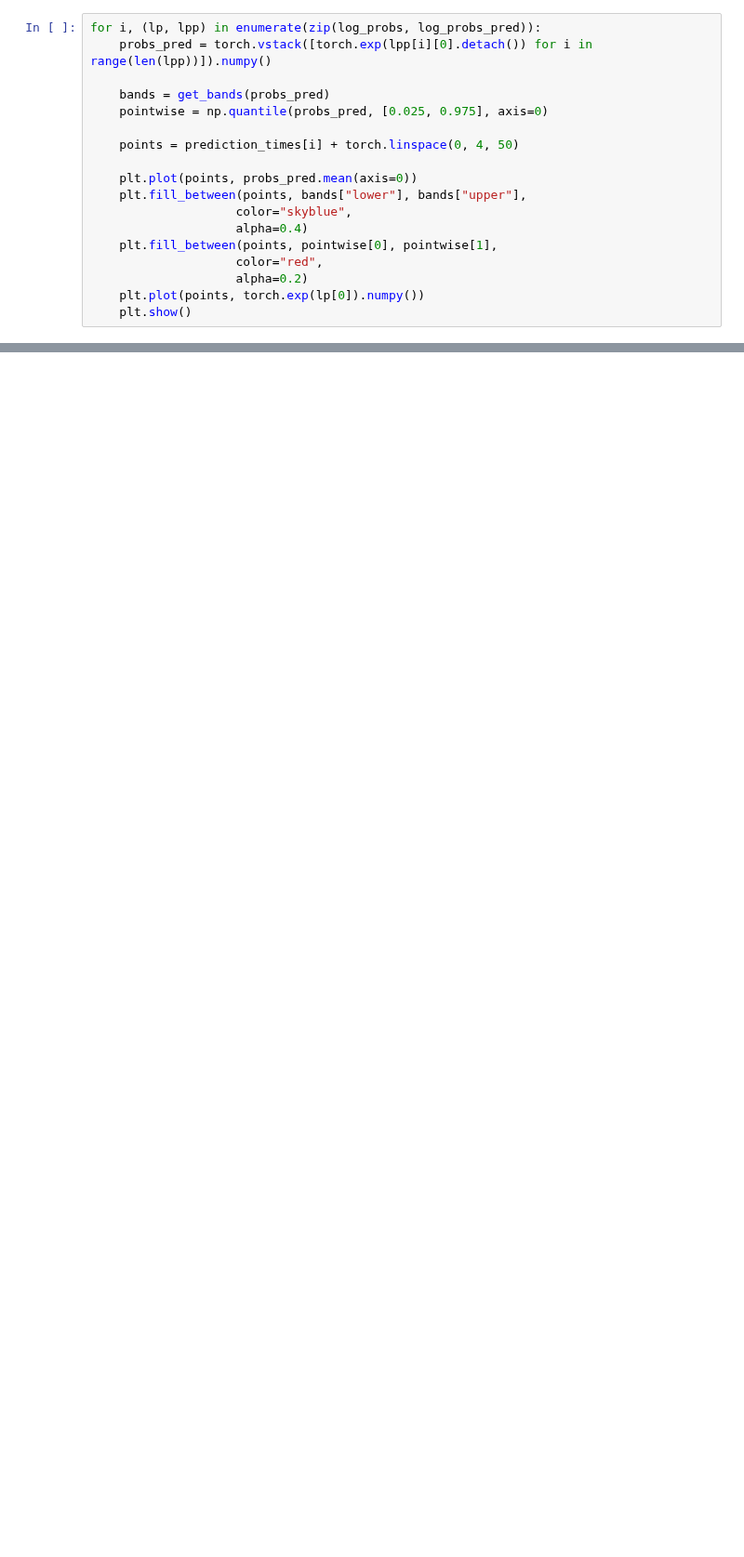
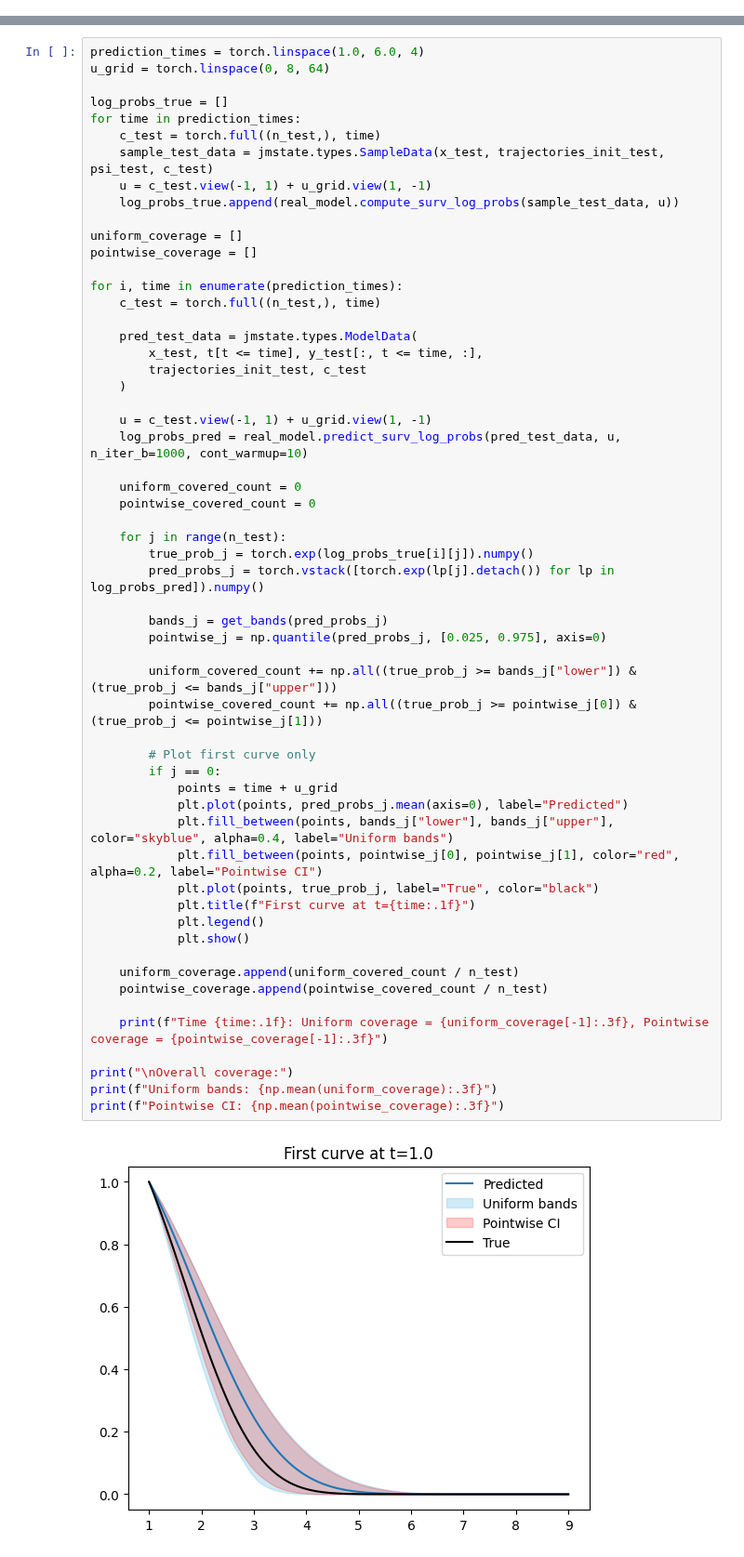
Before and after one commit to felixlaplante/jmstate, a Jupyter notebook: fitting-test.ipynb, the cells around one changed output, grey strips where cells are left out. Shown at 93% size. Drawn from its saved outputs; the diff is of its cells as text; blank space fills up the shorter version.

```diff
--- a/fitting-test.ipynb
+++ b/fitting-test.ipynb
@@ -226,18 +89,0 @@ KeyboardInterrupt:
-# %%
-for i, (lp, lpp) in enumerate(zip(log_probs, log_probs_pred)):
-    probs_pred = torch.vstack([torch.exp(lpp[i][0].detach()) for i in range(len(lpp))]).numpy()
-
-    bands = get_bands(probs_pred)
-    pointwise = np.quantile(probs_pred, [0.025, 0.975], axis=0)
-
-    points = prediction_times[i] + torch.linspace(0, 4, 50)
-
-    plt.plot(points, probs_pred.mean(axis=0))
-    plt.fill_between(points, bands["lower"], bands["upper"],
-                    color="skyblue",
-                    alpha=0.4)
-    plt.fill_between(points, pointwise[0], pointwise[1],
-                    color="red",
-                    alpha=0.2)
-    plt.plot(points, torch.exp(lp[0]).numpy())
-    plt.show()
@@ -249,0 +90,59 @@ for i, (lp, lpp) in enumerate(zip(log_probs, log_probs_pred)):
+# %%
+prediction_times = torch.linspace(1.0, 6.0, 4)
+u_grid = torch.linspace(0, 8, 64)
+
+log_probs_true = []
+for time in prediction_times:
+    c_test = torch.full((n_test,), time)
+    sample_test_data = jmstate.types.SampleData(x_test, trajectories_init_test, psi_test, c_test)
+    u = c_test.view(-1, 1) + u_grid.view(1, -1)
+    log_probs_true.append(real_model.compute_surv_log_probs(sample_test_data, u))
+
+uniform_coverage = []
+pointwise_coverage = []
+
+for i, time in enumerate(prediction_times):
+    c_test = torch.full((n_test,), time)
+
+    pred_test_data = jmstate.types.ModelData(
+        x_test, t[t <= time], y_test[:, t <= time, :],
+        trajectories_init_test, c_test
+    )
+
+    u = c_test.view(-1, 1) + u_grid.view(1, -1)
+    log_probs_pred = real_model.predict_surv_log_probs(pred_test_data, u, n_iter_b=1000, cont_warmup=10)
+
+    uniform_covered_count = 0
+    pointwise_covered_count = 0
+
+    for j in range(n_test):
+        true_prob_j = torch.exp(log_probs_true[i][j]).numpy()
+        pred_probs_j = torch.vstack([torch.exp(lp[j].detach()) for lp in log_probs_pred]).numpy()
+
+        bands_j = get_bands(pred_probs_j)
+        pointwise_j = np.quantile(pred_probs_j, [0.025, 0.975], axis=0)
+
+        uniform_covered_count += np.all((true_prob_j >= bands_j["lower"]) & (true_prob_j <= bands_j["upper"]))
+        pointwise_covered_count += np.all((true_prob_j >= pointwise_j[0]) & (true_prob_j <= pointwise_j[1]))
+
+        # Plot first curve only
+        if j == 0:
+            points = time + u_grid
+            plt.plot(points, pred_probs_j.mean(axis=0), label="Predicted")
+            plt.fill_between(points, bands_j["lower"], bands_j["upper"], color="skyblue", alpha=0.4, label="Uniform bands")
+            plt.fill_between(points, pointwise_j[0], pointwise_j[1], color="red", alpha=0.2, label="Pointwise CI")
+            plt.plot(points, true_prob_j, label="True", color="black")
+            plt.title(f"First curve at t={time:.1f}")
+            plt.legend()
+            plt.show()
+
+    uniform_coverage.append(uniform_covered_count / n_test)
+    pointwise_coverage.append(pointwise_covered_count / n_test)
+
+    print(f"Time {time:.1f}: Uniform coverage = {uniform_coverage[-1]:.3f}, Pointwise coverage = {pointwise_coverage[-1]:.3f}")
+
+print("\nOverall coverage:")
+print(f"Uniform bands: {np.mean(uniform_coverage):.3f}")
+print(f"Pointwise CI: {np.mean(pointwise_coverage):.3f}")
+# %% [output]
+[figure, added]
```
Also changed, not shown: parts of 22 cells of this notebook.
